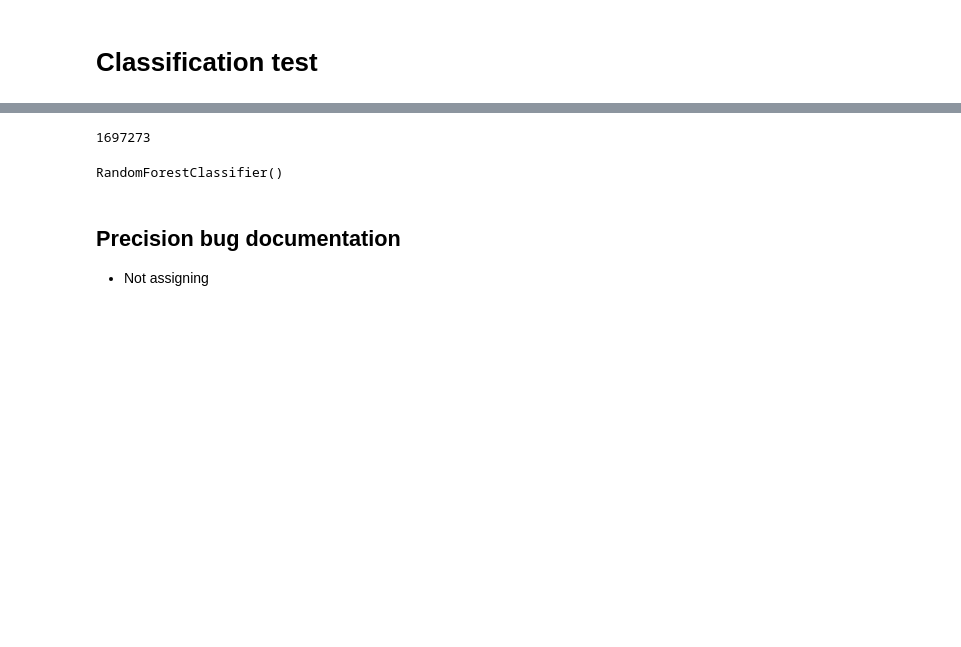
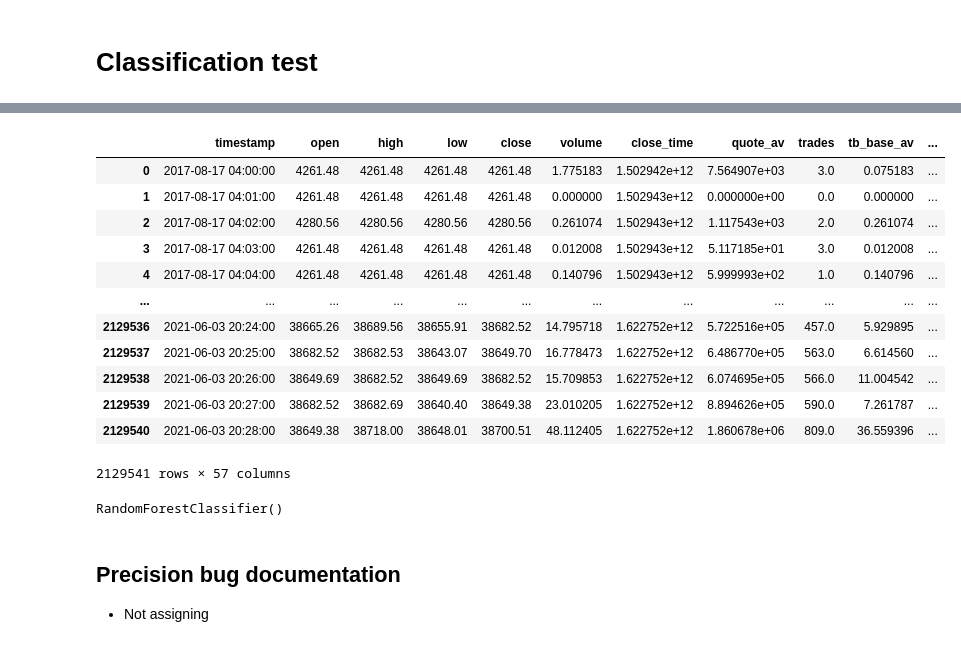
Before and after one commit to sunnymnie/bitcoin-printer, a Jupyter notebook: c-test.ipynb, the cells around one changed output, grey strips where cells are left out. Cells and saved outputs as stored; diff of their text form; code cells hidden in the pictures; blank space fills up the shorter version.

```diff
--- a/c-test.ipynb
+++ b/c-test.ipynb
@@ -44,6 +30,18 @@ df
 # %%
 df = df.loc[:,~df.columns.duplicated()]
 # %%
-len(df)
+df
 # %% [output]
+|  | timestamp | open | high | low | close | volume | close_time | quote_av | trades | tb_base_av | ... |
+| 0 | 2017-08-17 04:00:00 | 4261.48 | 4261.48 | 4261.48 | 4261.48 | 1.775183 | 1.502942e+12 | 7.564907e+03 | 3.0 | 0.075183 | ... |
+| 1 | 2017-08-17 04:01:00 | 4261.48 | 4261.48 | 4261.48 | 4261.48 | 0.000000 | 1.502943e+12 | 0.000000e+00 | 0.0 | 0.000000 | ... |
+| 2 | 2017-08-17 04:02:00 | 4280.56 | 4280.56 | 4280.56 | 4280.56 | 0.261074 | 1.502943e+12 | 1.117543e+03 | 2.0 | 0.261074 | ... |
+| 3 | 2017-08-17 04:03:00 | 4261.48 | 4261.48 | 4261.48 | 4261.48 | 0.012008 | 1.502943e+12 | 5.117185e+01 | 3.0 | 0.012008 | ... |
+| 4 | 2017-08-17 04:04:00 | 4261.48 | 4261.48 | 4261.48 | 4261.48 | 0.140796 | 1.502943e+12 | 5.999993e+02 | 1.0 | 0.140796 | ... |
+| ... | ... | ... | ... | ... | ... | ... | ... | ... | ... | ... | ... |
+| 2129536 | 2021-06-03 20:24:00 | 38665.26 | 38689.56 | 38655.91 | 38682.52 | 14.795718 | 1.622752e+12 | 5.722516e+05 | 457.0 | 5.929895 | ... |
+| 2129537 | 2021-06-03 20:25:00 | 38682.52 | 38682.53 | 38643.07 | 38649.70 | 16.778473 | 1.622752e+12 | 6.486770e+05 | 563.0 | 6.614560 | ... |
+| 2129538 | 2021-06-03 20:26:00 | 38649.69 | 38682.52 | 38649.69 | 38682.52 | 15.709853 | 1.622752e+12 | 6.074695e+05 | 566.0 | 11.004542 | ... |
+| 2129539 | 2021-06-03 20:27:00 | 38682.52 | 38682.69 | 38640.40 | 38649.38 | 23.010205 | 1.622752e+12 | 8.894626e+05 | 590.0 | 7.261787 | ... |
+| 2129540 | 2021-06-03 20:28:00 | 38649.38 | 38718.00 | 38648.01 | 38700.51 | 48.112405 | 1.622752e+12 | 1.860678e+06 | 809.0 | 36.559396 | ... |
-1697273
+2129541 rows × 57 columns
```
Also changed, not shown: parts of 13 cells of this notebook, 11 other files.
